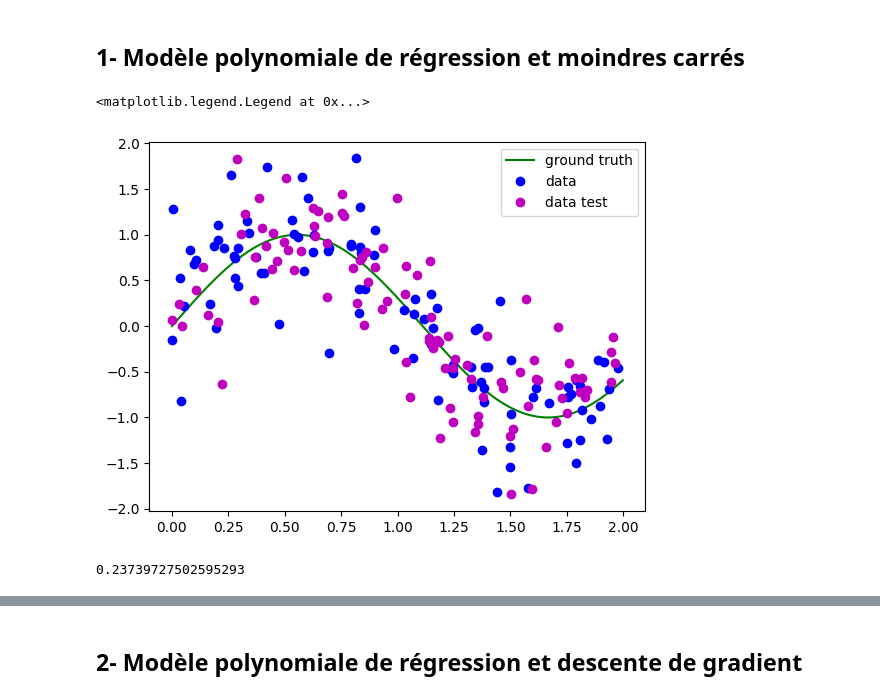
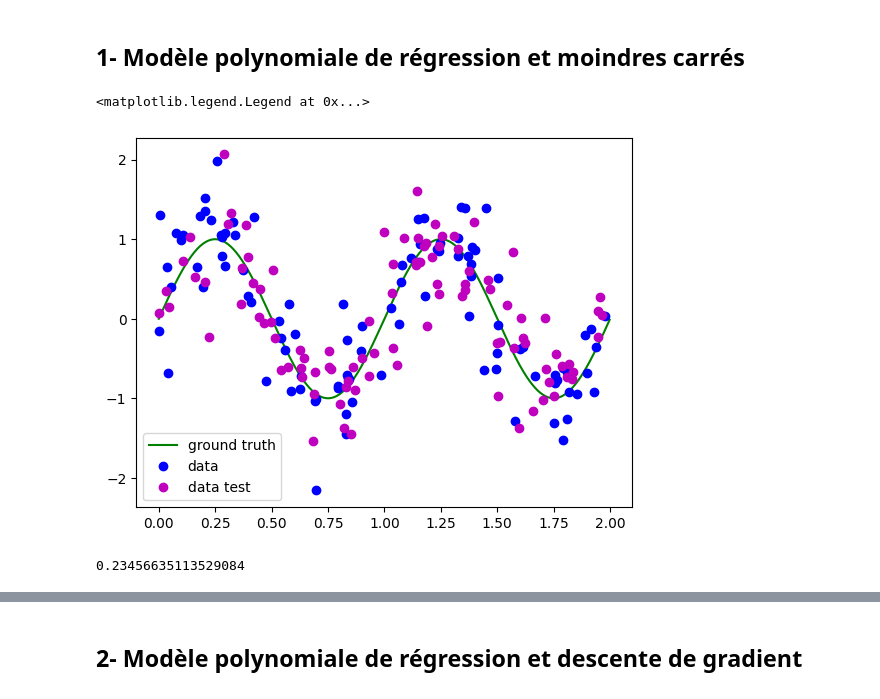
Before and after one commit to RodrigoFernandes-DA/TPs_Univ, a Jupyter notebook: Apprentissage profond/TP1/tp1_regression.ipynb, the cells around one changed output, grey strips where cells are left out. Drawn from its saved outputs; the diff is of its cells as text; code cells hidden in the pictures.

```diff
--- a/Apprentissage profond/TP1/tp1_regression.ipynb
+++ b/Apprentissage profond/TP1/tp1_regression.ipynb
@@ -8,33 +8,33 @@ from tqdm import tqdm
 # %%
 np.random.seed(1)
 N= 100    # nombre d'exemples
-nu= 0.45 # frequence du sinus
+nu= 1 # frequence du sinus
 ORDRE_MAX = 10     # ordre maximum du polynome
 NOISE_EFFECT = 0.50
 
 #La vérité
 xx = np.asarray([2*n/(10*N) for n in range(10*N)])
 xx = np.reshape(xx,(10*N,1))
 sin = np.sin(2*np.pi*nu*xx)
 plt.plot(xx,sin,'g', label="ground truth")
 
 #Données disponibles
 x_train = np.random.random((N,1))*2 # => uniformes dans [0,2]
 bruit = np.random.randn(N,1)*NOISE_EFFECT
 Y = np.sin(2*np.pi*nu*x_train)+bruit
 
 #Données disponibles
 x_test = np.random.random((N,1))*2 # => uniformes dans [0,2]
 Y_test = np.sin(2*np.pi*nu*x_test)+bruit
 
 # Affichage des données de train
 plt.plot(x_train,Y,"bo",label="data")
 plt.plot(x_test,Y_test,"mo",label="data test")
 
 plt.legend()
 # %% [output]
 <matplotlib.legend.Legend at 0x...>
-[figure, old version]
+[figure, new version]
 # %%
 # VERSION THIERRY
 def features_poly(x,ordre):
@@ -110,7 +110,7 @@ def get_MSE(Y, Y_pred):
 
 print(get_MSE(Y, Y_pred))
 # %% [output]
-0.23739727502595293
+0.23456635113529084
 # %%
 mse_train, mse_test = [], []
 ORDRE_MAX = 10
```
Also changed, not shown: parts of 4 cells of this notebook, 4 other files.
